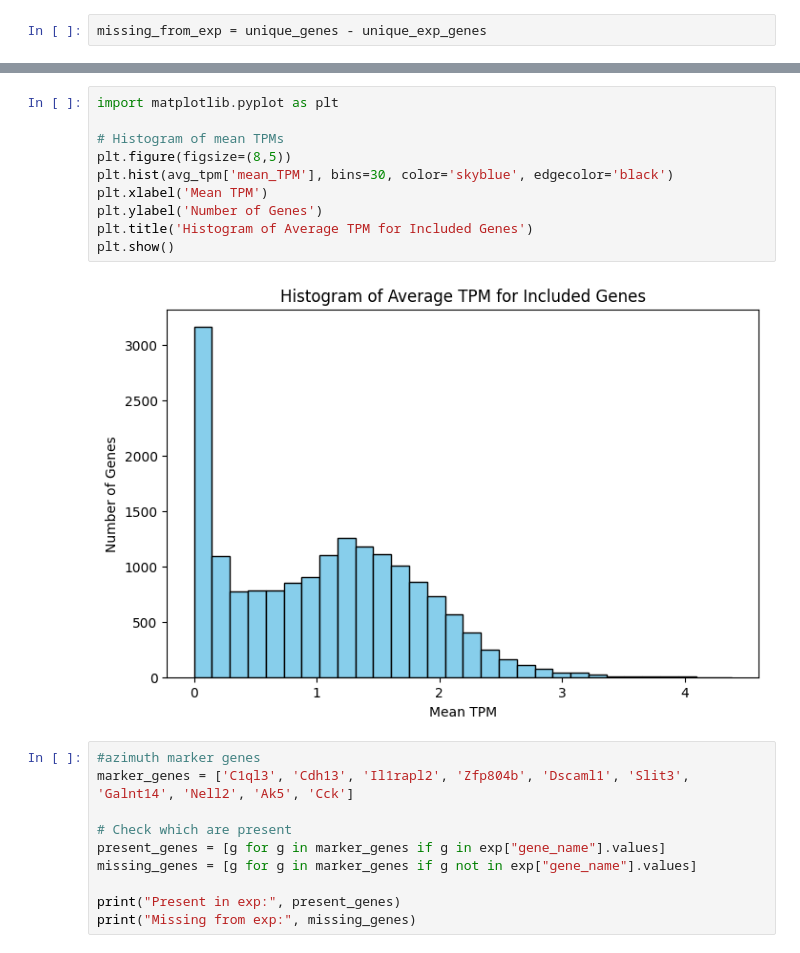
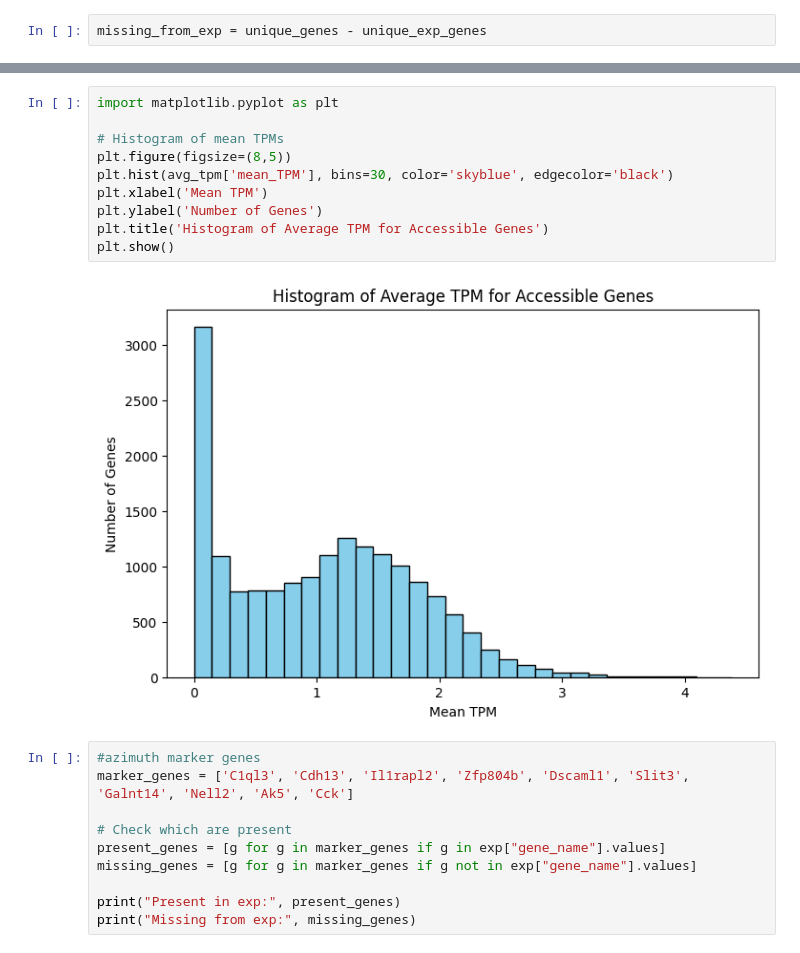
Before and after one commit to asunboi/get, a Jupyter notebook: debug/gencode.ipynb, the cells around one changed output, grey strips where cells are left out. Cells and saved outputs as stored; diff of their text form.

```diff
--- a/debug/gencode.ipynb
+++ b/debug/gencode.ipynb
@@ -276,15 +276,15 @@ print(avg_tpm)
 # %%
 import matplotlib.pyplot as plt
 
 # Histogram of mean TPMs
 plt.figure(figsize=(8,5))
 plt.hist(avg_tpm['mean_TPM'], bins=30, color='skyblue', edgecolor='black')
 plt.xlabel('Mean TPM')
 plt.ylabel('Number of Genes')
-plt.title('Histogram of Average TPM for Included Genes')
+plt.title('Histogram of Average TPM for Accessible Genes')
 plt.show()
 # %% [output]
-[figure, old version]
+[figure, new version]
 # %%
 #azimuth marker genes
 marker_genes = ['C1ql3', 'Cdh13', 'Il1rapl2', 'Zfp804b', 'Dscaml1', 'Slit3', 'Galnt14', 'Nell2', 'Ak5', 'Cck']
```
Also changed, not shown: parts of 1 cell of this notebook, 5 other files.
